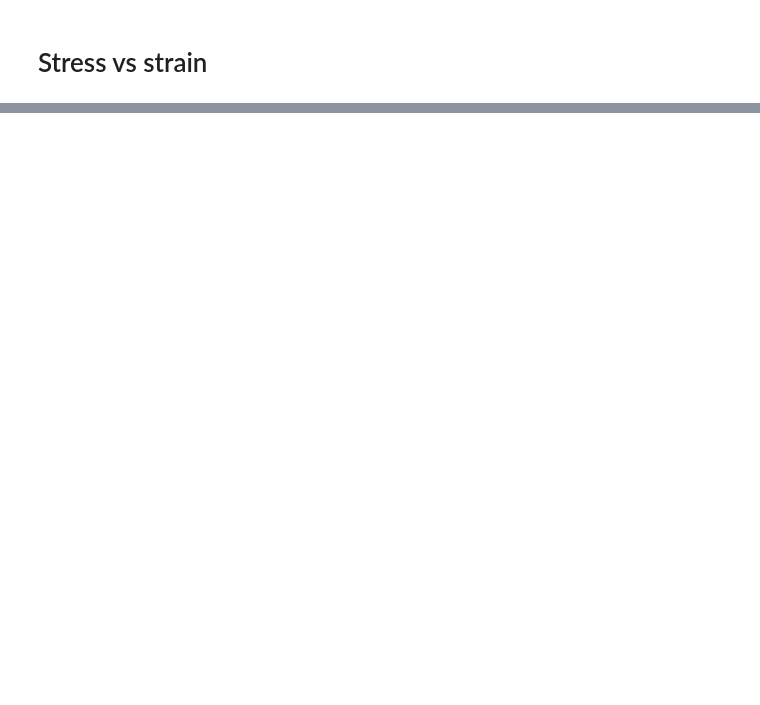
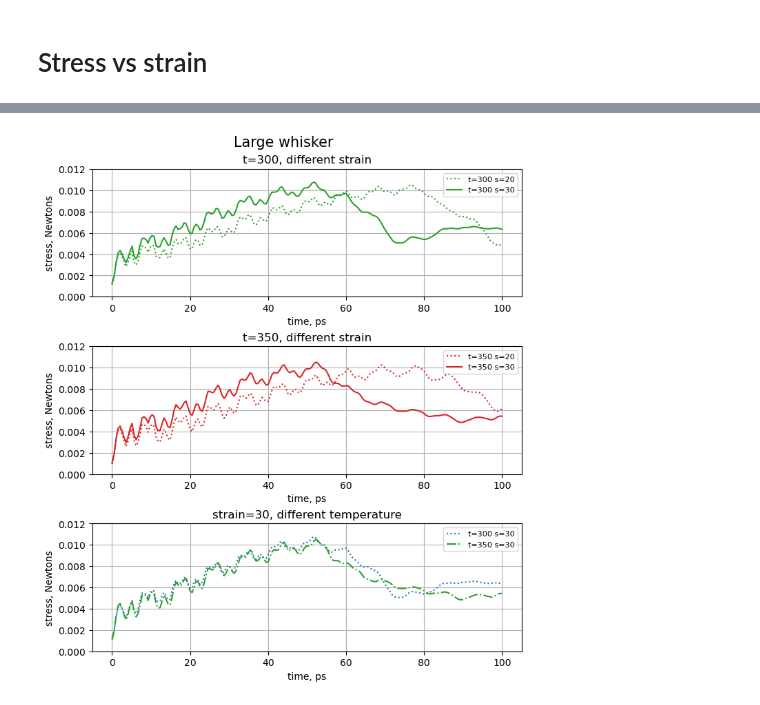
Before and after one commit to maximelianos/molecular-dynamics, a Jupyter notebook: plot/milestone09.ipynb, the cells around one changed output, grey strips where cells are left out. Saved outputs shown, nothing was run; the diff lists cells and outputs as text; code cells hidden in the pictures; blank space fills up the shorter version.

```diff
--- a/plot/milestone09.ipynb
+++ b/plot/milestone09.ipynb
@@ -116,0 +145,55 @@ fig.savefig("fig.pdf")
+# %%
+#base_path = "../buildDir/milestones/09/"
+base_path = "data-milestone-09/"
+x, stress11 = read_energy(base_path + "stress-11.txt")
+x, stress12 = read_energy(base_path + "stress-12.txt")
+x, stress14 = read_energy(base_path + "stress-14.txt")
+x, stress15 = read_energy(base_path + "stress-15.txt")
+
+stress11 = sliding_average(stress11, 5)
+stress12 = sliding_average(stress12, 5)
+stress14 = sliding_average(stress14, 5)
+stress15 = sliding_average(stress15, 5)
+
+x = np.linspace(0, 100, len(stress1))
+fig, axs = plt.subplots(nrows=3, ncols=1, layout='constrained', figsize=(7,8))
+
+fig.suptitle('Large whisker', fontsize=15)
+
+axs[0].set_title('t=300, different strain')
+axs[0].plot(x, stress11, linestyle=':', color='tab:green', label='t=300 s=20')
+axs[0].plot(x, stress12, linestyle='-', color='tab:green', label='t=300 s=30')
+
+axs[1].set_title('t=350, different strain')
+axs[1].plot(x, stress14, linestyle=':', color='tab:red', label='t=350 s=20')
+axs[1].plot(x, stress15, linestyle='-', color='tab:red', label='t=350 s=30')
+
+axs[2].set_title('strain=30, different temperature')
+axs[2].plot(x, stress12, linestyle=':', color='tab:blue', label='t=300 s=30')
+axs[2].plot(x, stress15, linestyle='-.', color='tab:green', label='t=350 s=30')
+
+
+
+axs[0].grid(True)
+axs[1].grid(True)
+axs[2].grid(True)
+
+axs[0].set_ylim((0, 0.012))
+axs[0].set_xlabel('time, ps',  fontsize=10)
+axs[0].set_ylabel('stress, Newtons',  fontsize=10)
+
+axs[1].set_ylim((0, 0.012))
+axs[1].set_xlabel('time, ps',  fontsize=10)
+axs[1].set_ylabel('stress, Newtons',  fontsize=10)
+
+axs[2].set_ylim((0, 0.012))
+axs[2].set_xlabel('time, ps',  fontsize=10)
+axs[2].set_ylabel('stress, Newtons',  fontsize=10)
+
+axs[0].legend(fontsize=8)
+axs[1].legend(fontsize=8)
+axs[2].legend(fontsize=8)
+
+fig.savefig("fig.pdf")
+# %% [output]
+[figure, added]
```
Also changed, not shown: parts of 7 cells of this notebook, 40 other files.
